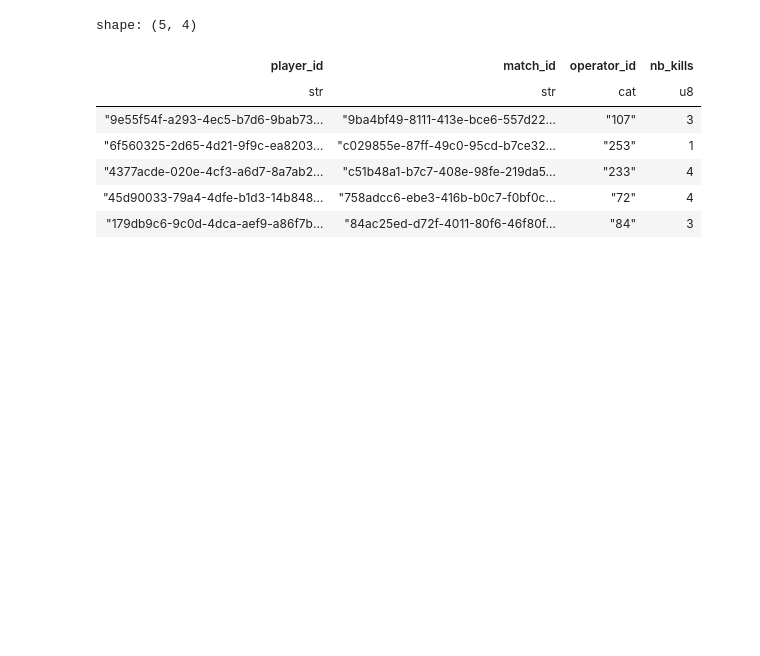
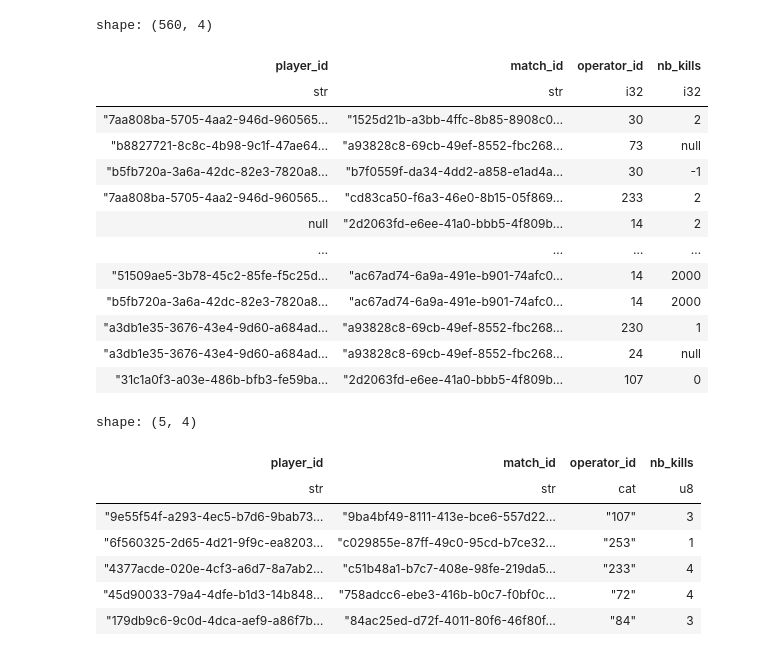
Before and after one commit to Martin-Labenne/software-dev-ml-takehome, a Jupyter notebook: exploration.ipynb, the cells around one changed output. Cells and saved outputs as stored; diff of their text form; code cells hidden in the pictures; blank space fills up the shorter version.

Commit message:
feat: generate_matches now create corrupted samples

```diff
--- a/exploration.ipynb
+++ b/exploration.ipynb
@@ -13,4 +13,27 @@ from src.data_generator import generate_dummy_daily_results, generate_matchs, ge
 from src.queries import partition_by_match_prefix, operator_top_100, match_top_10
+# %%
+df = generate_matches(10, corruption_ratio=0.7)
+# _ = generate_corrupted_rows(df, corruption_ratio=0.7)
+# # int(np.random.randint(1, 12, size=2)[0])
+# # df[1, 'nb_kills']
+# df
+# %%
+df
+# %% [output]
+shape: (560, 4)
+| player_id | match_id | operator_id | nb_kills |
+| str | str | i32 | i32 |
+| "7aa808ba-5705-4aa2-946d-960565… | "1525d21b-a3bb-4ffc-8b85-8908c0… | 30 | 2 |
+| "b8827721-8c8c-4b98-9c1f-47ae64… | "a93828c8-69cb-49ef-8552-fbc268… | 73 | null |
+| "b5fb720a-3a6a-42dc-82e3-7820a8… | "b7f0559f-da34-4dd2-a858-e1ad4a… | 30 | -1 |
+| "7aa808ba-5705-4aa2-946d-960565… | "cd83ca50-f6a3-46e0-8b15-05f869… | 233 | 2 |
+| null | "2d2063fd-e6ee-41a0-bbb5-4f809b… | 14 | 2 |
+| … | … | … | … |
+| "51509ae5-3b78-45c2-85fe-f5c25d… | "ac67ad74-6a9a-491e-b901-74afc0… | 14 | 2000 |
+| "b5fb720a-3a6a-42dc-82e3-7820a8… | "ac67ad74-6a9a-491e-b901-74afc0… | 14 | 2000 |
+| "a3db1e35-3676-43e4-9d60-a684ad… | "a93828c8-69cb-49ef-8552-fbc268… | 230 | 1 |
+| "a3db1e35-3676-43e4-9d60-a684ad… | "a93828c8-69cb-49ef-8552-fbc268… | 24 | null |
+| "31c1a0f3-a03e-486b-bfb3-fe59ba… | "2d2063fd-e6ee-41a0-bbb5-4f809b… | 107 | 0 |
 # %%
 def print_peak_memory_MB(function):
     def sub_func(*args, **kwargs):
```
Also changed, not shown: parts of 1 cell of this notebook, 1 other file.
